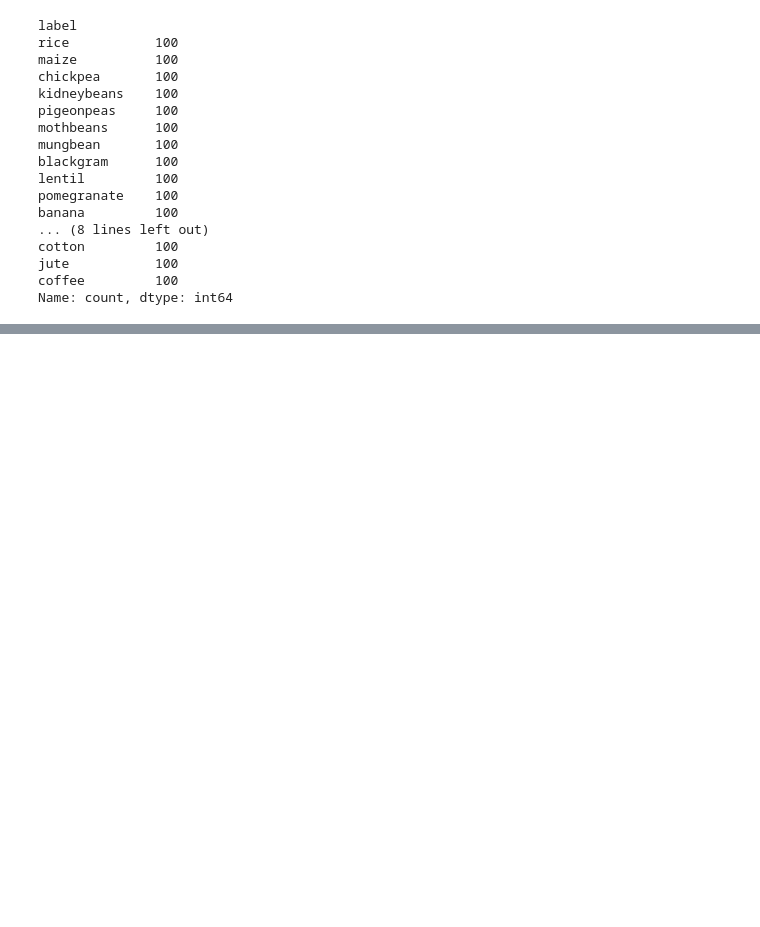
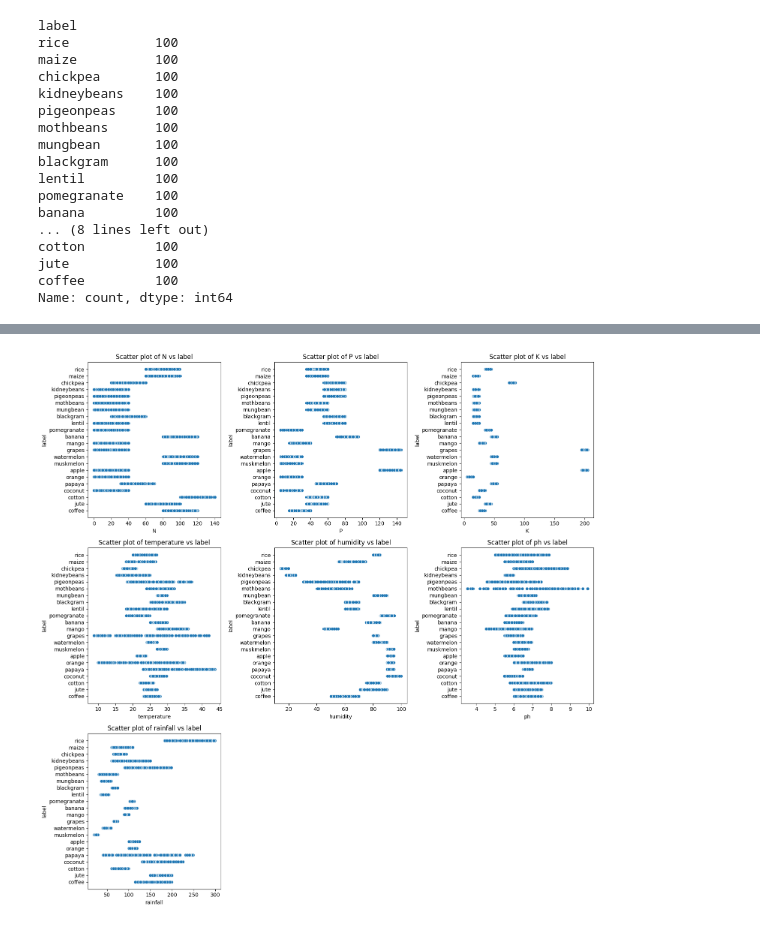
Before and after one commit to a1b60/Week-1, a Jupyter notebook: crop.ipynb, the cells around one changed output, grey strips where cells are left out. Drawn from its saved outputs; the diff is of its cells as text; code cells hidden in the pictures; blank space fills up the shorter version.

```diff
--- a/crop.ipynb
+++ b/crop.ipynb
@@ -104,0 +135,31 @@ Name: count, dtype: int64
+# %%
+import seaborn as sns
+import matplotlib.pyplot as plt
+import pandas as pd
+
+# Load your dataset (make sure this is correct)
+crop = pd.read_csv("dataset/Crop_recommendation.csv")
+
+# Define features explicitly
+features = ['N', 'P', 'K', 'temperature', 'humidity', 'ph', 'rainfall']
+
+# Create subplots dynamically based on the number of features
+rows = (len(features) // 3) + (1 if len(features) % 3 != 0 else 0)
+fig, ax = plt.subplots(rows, 3, figsize=(15, 15))
+
+# Flatten ax array in case of extra subplots
+ax = ax.flatten()
+
+# Plot scatter plots
+for i, subplot in zip(features, ax):
+    sns.scatterplot(x=i, y='label', data=crop, ax=subplot)
+    subplot.set_title(f'Scatter plot of {i} vs label')
+
+# Hide unused subplots if any
+for j in range(len(features), len(ax)):
+    fig.delaxes(ax[j])
+
+plt.tight_layout()
+plt.show()
+# %% [output]
+[figure, added]
```
Also changed, not shown: parts of 12 cells of this notebook.
